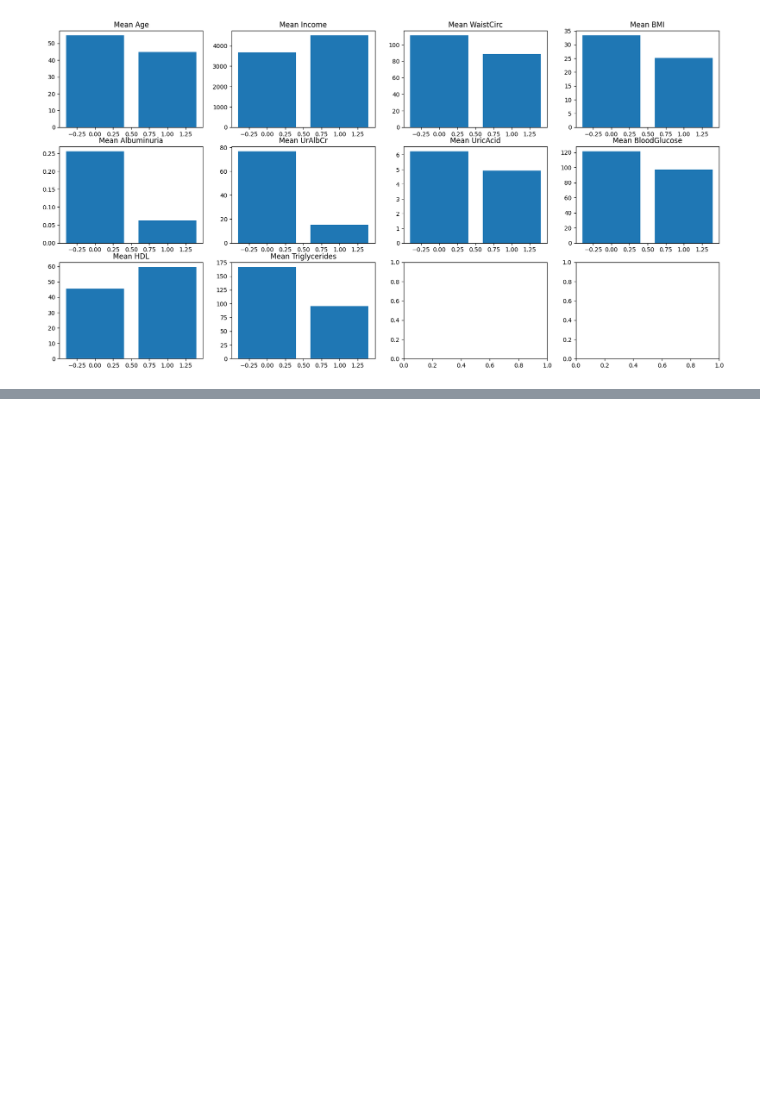
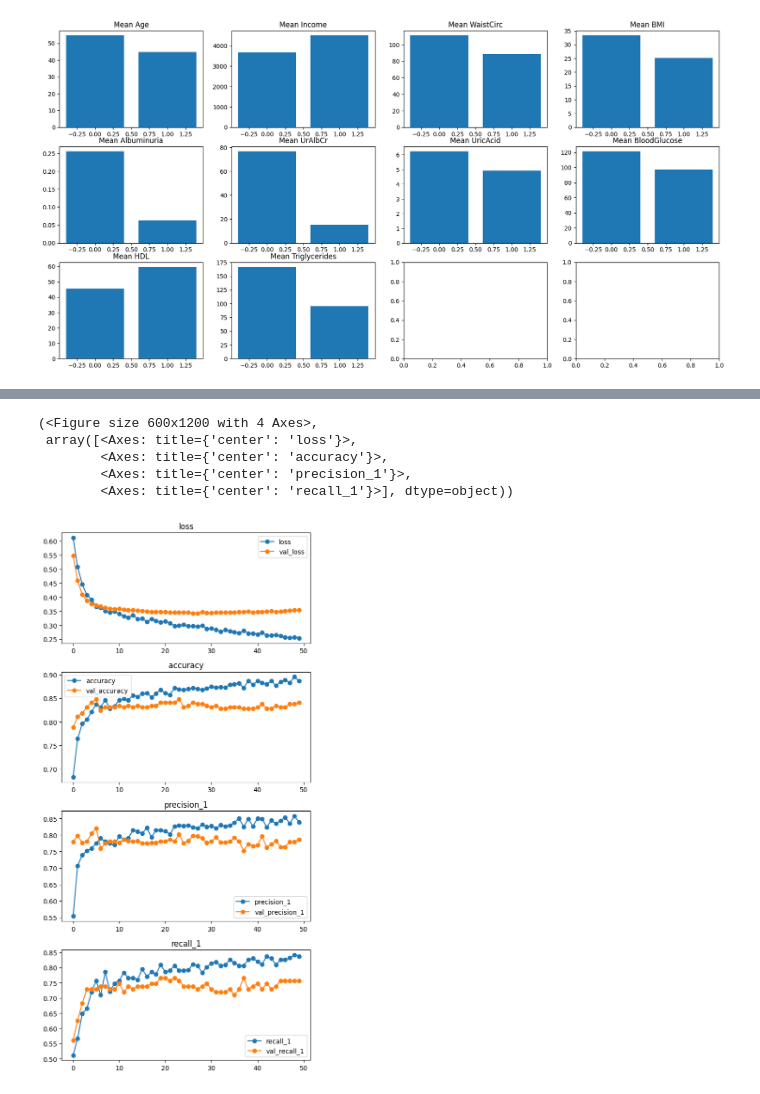
Before and after one commit to mahmoudarekat/MetabolicSyndrome, a Jupyter notebook: MetabolicSyndrome.ipynb, the cells around one changed output, grey strips where cells are left out. Saved outputs shown, nothing was run; the diff lists cells and outputs as text; code cells hidden in the pictures; blank space fills up the shorter version.

```diff
--- a/MetabolicSyndrome.ipynb
+++ b/MetabolicSyndrome.ipynb
@@ -414,0 +499,3 @@ for i, col in enumerate(cluster_groups.columns[1:]):
+# %%
+input_shape = X_train_tf.shape[1]
+input_shape
@@ -414,0 +504,25 @@ for i, col in enumerate(cluster_groups.columns[1:]):
+# %%
+# Build binary classification model within function
+def build_model():
+    # Instantiate Model
+    model = Sequential()
+
+    # First hidden layer
+    model.add(Dense(20, # How many neurons you have in your first hidden layer
+                input_dim =input_shape, # What is the shape of your input features (number of columns)
+                activation = 'relu')) # What activation function are you using?
+    model.add(Dense(10,
+                activation = 'relu'))
+    model.add(Dropout(.2))
+    model.add(Dense(1, activation = 'sigmoid'))
+
+    # Compile Model
+    model.compile(loss = 'bce', optimizer = 'adam',
+             metrics=['accuracy', metrics.Precision(), metrics.Recall()])
+    return model
+# %%
+# Call our build function to build model
+model = build_model()
+
+# Get model summary
+model.summary()
@@ -414,0 +551,5 @@ for i, col in enumerate(cluster_groups.columns[1:]):
+# %%
+history = model.fit(X_train_tf, y_train,
+                        validation_split=.2,
+                        epochs=50,
+                        verbose=2)
@@ -414,0 +574,9 @@ for i, col in enumerate(cluster_groups.columns[1:]):
+# %%
+plot_history(history)
+# %% [output]
+(<Figure size 600x1200 with 4 Axes>,
+ array([<Axes: title={'center': 'loss'}>,
+        <Axes: title={'center': 'accuracy'}>,
+        <Axes: title={'center': 'precision_1'}>,
+        <Axes: title={'center': 'recall_1'}>], dtype=object))
+[figure, added]
```
Also changed, not shown: parts of 27 cells of this notebook.
